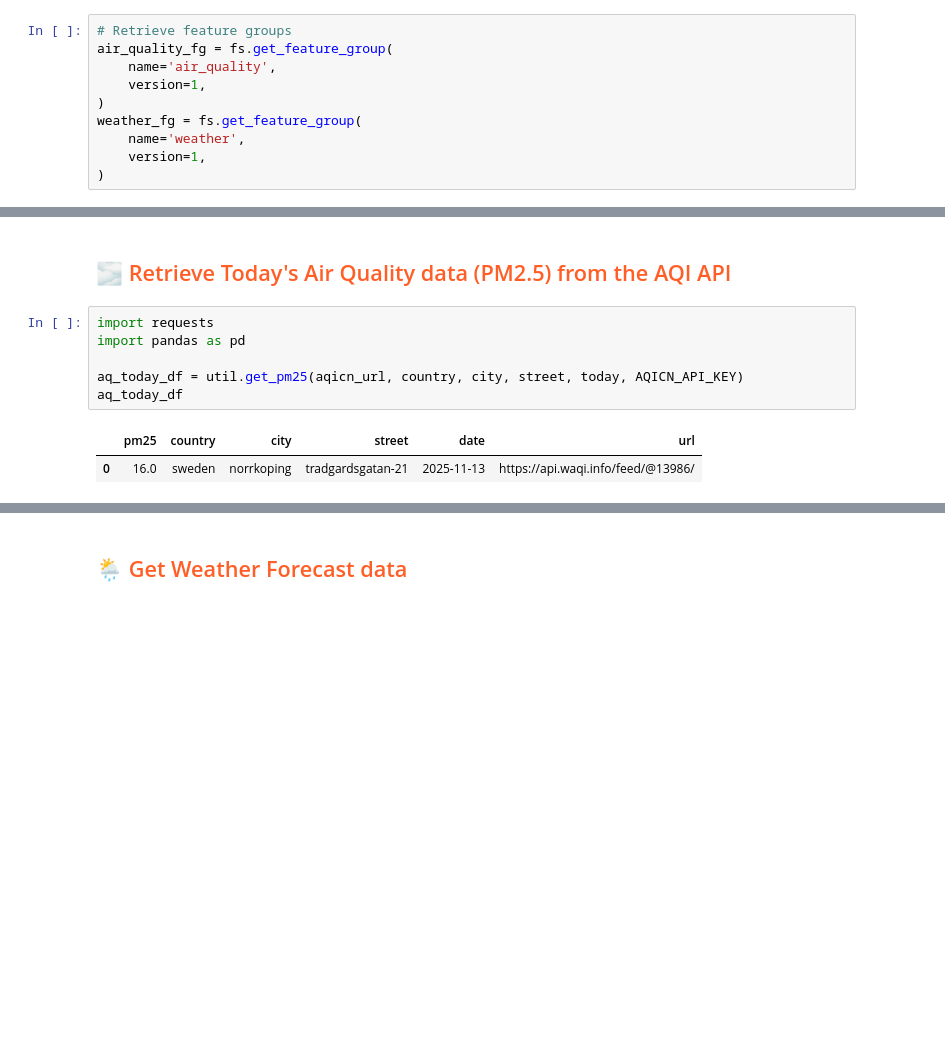
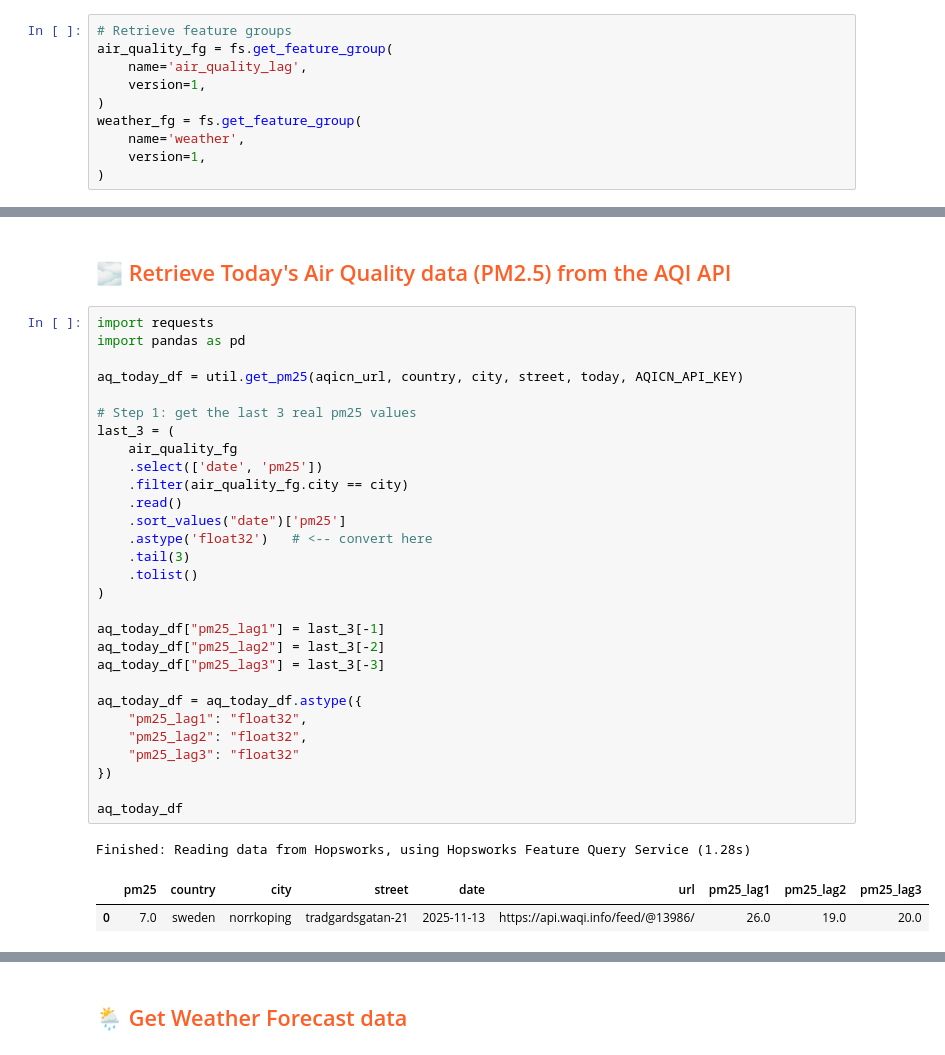
Before and after one commit to astega1/mlfs-book, a Jupyter notebook: notebooks/airquality/2_air_quality_feature_pipeline.ipynb, the cells around one changed output, grey strips where cells are left out. Saved outputs shown, nothing was run; the diff lists cells and outputs as text; blank space fills up the shorter version.

```diff
--- a/notebooks/airquality/2_air_quality_feature_pipeline.ipynb
+++ b/notebooks/airquality/2_air_quality_feature_pipeline.ipynb
@@ -109,7 +109,7 @@ Logged in to project, explore it here https://c.app.hopsworks.ai:443/p/1286325
 # %%
 # Retrieve feature groups
 air_quality_fg = fs.get_feature_group(
-    name='air_quality',
+    name='air_quality_lag',
     version=1,
 )
 weather_fg = fs.get_feature_group(
@@ -123,12 +123,36 @@ weather_fg = fs.get_feature_group(
 # %%
 import requests
 import pandas as pd
 
 aq_today_df = util.get_pm25(aqicn_url, country, city, street, today, AQICN_API_KEY)
+
+# Step 1: get the last 3 real pm25 values
+last_3 = (
+    air_quality_fg
+    .select(['date', 'pm25'])
+    .filter(air_quality_fg.city == city)
+    .read()
+    .sort_values("date")['pm25']
+    .astype('float32')   # <-- convert here
+    .tail(3)
+    .tolist()
+)
+
+aq_today_df["pm25_lag1"] = last_3[-1]
+aq_today_df["pm25_lag2"] = last_3[-2]
+aq_today_df["pm25_lag3"] = last_3[-3]
+
+aq_today_df = aq_today_df.astype({
+    "pm25_lag1": "float32",
+    "pm25_lag2": "float32",
+    "pm25_lag3": "float32"
+})
+
 aq_today_df
 # %% [output]
+Finished: Reading data from Hopsworks, using Hopsworks Feature Query Service (1.28s)
-|  | pm25 | country | city | street | date | url |
-| 0 | 16.0 | sweden | norrkoping | tradgardsgatan-21 | 2025-11-13 | https://api.waqi.info/feed/@13986/ |
+|  | pm25 | country | city | street | date | url | pm25_lag1 | pm25_lag2 | pm25_lag3 |
+| 0 | 7.0 | sweden | norrkoping | tradgardsgatan-21 | 2025-11-13 | https://api.waqi.info/feed/@13986/ | 26.0 | 19.0 | 20.0 |
 # %%
 aq_today_df.info()
 # %% [output]
```
Also changed, not shown: parts of 5 cells of this notebook, 2 other files.
